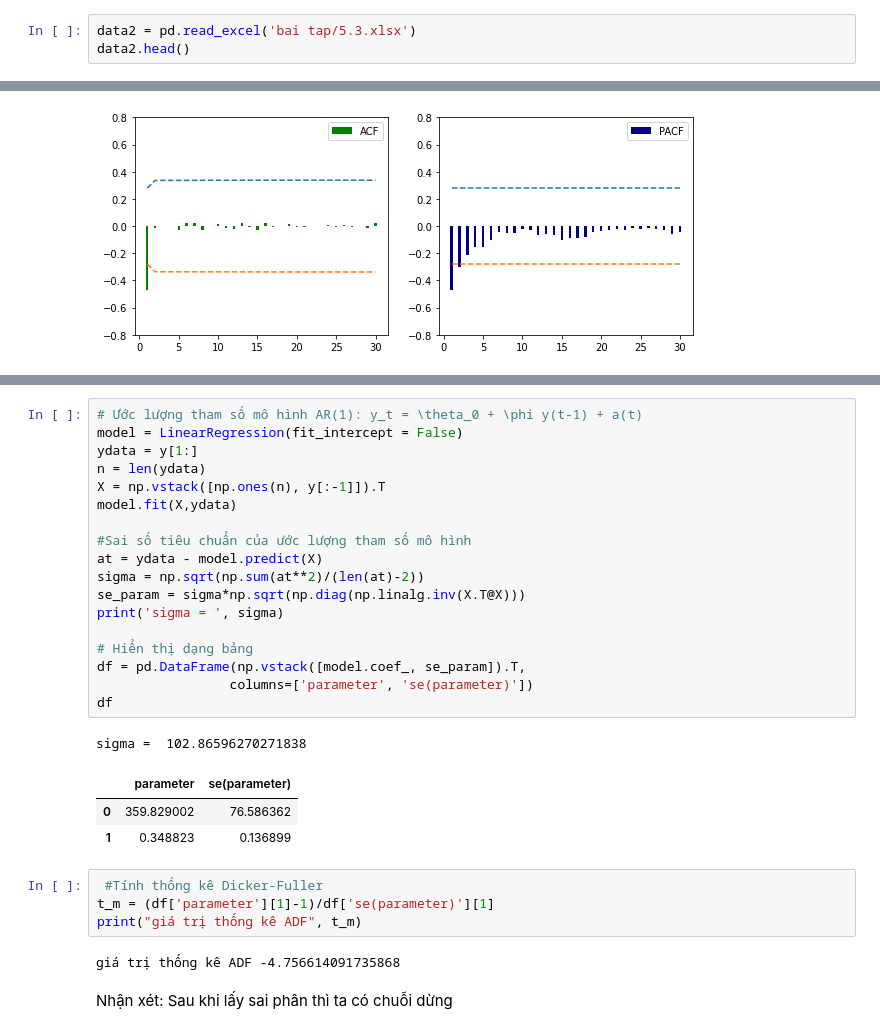
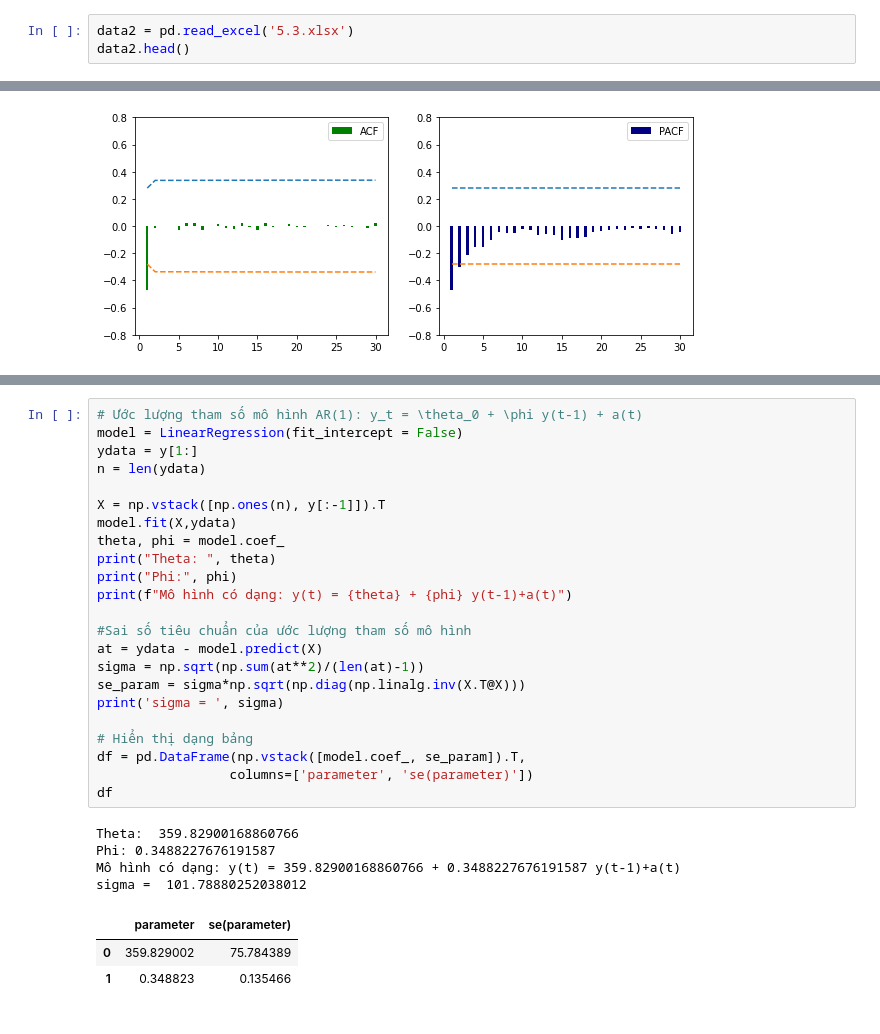
Before and after one commit to tranquocthien/Time-series-analysis, a Jupyter notebook: thien/bt 5.2-3/baitapARIMA.ipynb, the cells around one changed output, grey strips where cells are left out. Cells and saved outputs as stored; diff of their text form.

```diff
--- a/thien/bt 5.2-3/baitapARIMA.ipynb
+++ b/thien/bt 5.2-3/baitapARIMA.ipynb
@@ -189,7 +193,7 @@ plt.plot(x_future, LCL, linestyle='dashdot')
 # %% [markdown]
 # Bài tập 5.3
 # %%
-data2 = pd.read_excel('bai tap/5.3.xlsx')
+data2 = pd.read_excel('5.3.xlsx')
 data2.head()
 # %% [output]
 |  | Period | yt |
@@ -272,31 +282,31 @@ plt.show()
 # %%
 # Ước lượng tham số mô hình AR(1): y_t = \theta_0 + \phi y(t-1) + a(t)
 model = LinearRegression(fit_intercept = False)
 ydata = y[1:]
 n = len(ydata)
+
 X = np.vstack([np.ones(n), y[:-1]]).T
 model.fit(X,ydata)
+theta, phi = model.coef_
+print("Theta: ", theta)
+print("Phi:", phi)
+print(f"Mô hình có dạng: y(t) = {theta} + {phi} y(t-1)+a(t)")
 
 #Sai số tiêu chuẩn của ước lượng tham số mô hình
 at = ydata - model.predict(X)
-sigma = np.sqrt(np.sum(at**2)/(len(at)-2))
+sigma = np.sqrt(np.sum(at**2)/(len(at)-1))
 se_param = sigma*np.sqrt(np.diag(np.linalg.inv(X.T@X)))
 print('sigma = ', sigma)
 
 # Hiển thị dạng bảng
 df = pd.DataFrame(np.vstack([model.coef_, se_param]).T,
                  columns=['parameter', 'se(parameter)'])
 df
 # %% [output]
-sigma =  102.86596270271838
+Theta:  359.82900168860766
+Phi: 0.3488227676191587
+Mô hình có dạng: y(t) = 359.82900168860766 + 0.3488227676191587 y(t-1)+a(t)
+sigma =  101.78880252038012
 |  | parameter | se(parameter) |
-| 0 | 359.829002 | 76.586362 |
-| 1 | 0.348823 | 0.136899 |
+| 0 | 359.829002 | 75.784389 |
+| 1 | 0.348823 | 0.135466 |
-# %%
- #Tính thống kê Dicker-Fuller
-t_m = (df['parameter'][1]-1)/df['se(parameter)'][1]
-print("giá trị thống kê ADF", t_m)
-# %% [output]
-giá trị thống kê ADF -4.756614091735868
-# %% [markdown]
-Nhận xét: Sau khi lấy sai phân thì ta có chuỗi dừng
```
Also changed, not shown: parts of 18 cells of this notebook, 3 other files.
